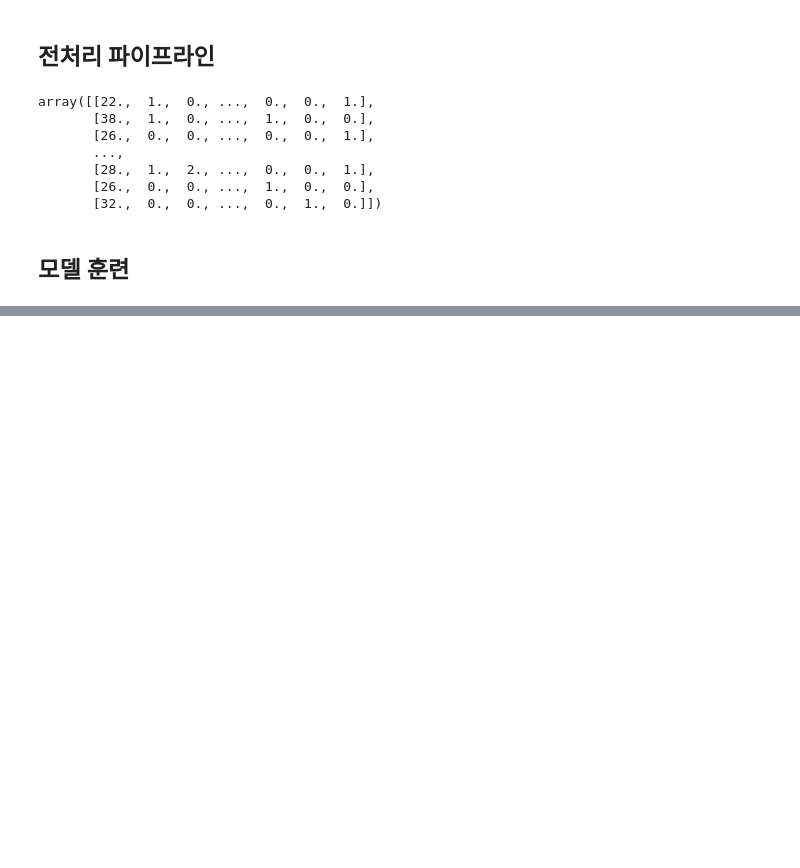
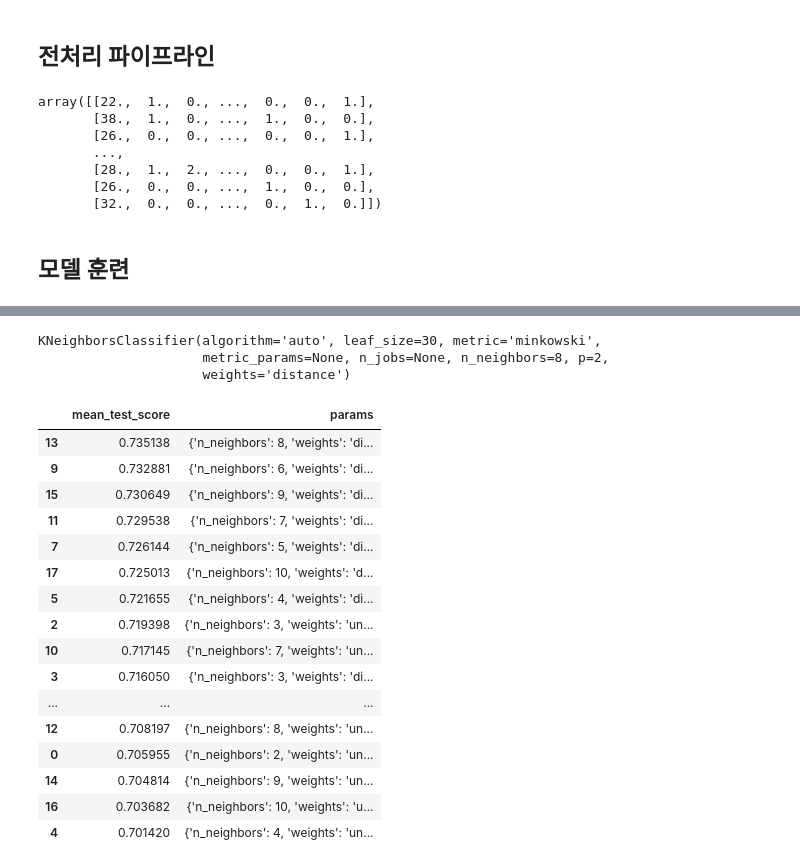
Before and after one commit to jsj267/Book-notes, a Jupyter notebook: Hands-on machine learning with scikit-learn 2nd/3장_연습문제3_타이타닉.ipynb, the cells around one changed output, grey strips where cells are left out. Saved outputs shown, nothing was run; the diff lists cells and outputs as text; code cells hidden in the pictures; blank space fills up the shorter version.

```diff
--- a/Hands-on machine learning with scikit-learn 2nd/3장_연습문제3_타이타닉.ipynb
+++ b/Hands-on machine learning with scikit-learn 2nd/3장_연습문제3_타이타닉.ipynb
@@ -245,0 +371,8 @@ array([0.79820628, 0.78923767, 0.79820628, 0.81531532])
+# %%
+knn_param_grid = [{
+    'weights':['uniform', 'distance'],
+    'n_neighbors':[2,3,4,5,6,7,8,9,10]
+}]
+
+knn_grid = GridSearchCV(knn_clf, knn_param_grid, cv=4, scoring="accuracy", return_train_score=True)
+knn_grid.fit(X_train_shuffled, y_train_shuffled)
@@ -245,0 +391,27 @@ array([0.79820628, 0.78923767, 0.79820628, 0.81531532])
+# %%
+knn_grid.best_estimator_
+# %% [output]
+KNeighborsClassifier(algorithm='auto', leaf_size=30, metric='minkowski',
+                     metric_params=None, n_jobs=None, n_neighbors=8, p=2,
+                     weights='distance')
+# %%
+knn_result = pd.DataFrame(knn_grid.cv_results_)
+knn_result[["mean_test_score", "params"]].sort_values(by="mean_test_score", ascending=False)
+# %% [output]
+|  | mean_test_score | params |
+| 13 | 0.735138 | {'n_neighbors': 8, 'weights': 'di... |
+| 9 | 0.732881 | {'n_neighbors': 6, 'weights': 'di... |
+| 15 | 0.730649 | {'n_neighbors': 9, 'weights': 'di... |
+| 11 | 0.729538 | {'n_neighbors': 7, 'weights': 'di... |
+| 7 | 0.726144 | {'n_neighbors': 5, 'weights': 'di... |
+| 17 | 0.725013 | {'n_neighbors': 10, 'weights': 'd... |
+| 5 | 0.721655 | {'n_neighbors': 4, 'weights': 'di... |
+| 2 | 0.719398 | {'n_neighbors': 3, 'weights': 'un... |
+| 10 | 0.717145 | {'n_neighbors': 7, 'weights': 'un... |
+| 3 | 0.716050 | {'n_neighbors': 3, 'weights': 'di... |
+| ... | ... | ... |
+| 12 | 0.708197 | {'n_neighbors': 8, 'weights': 'un... |
+| 0 | 0.705955 | {'n_neighbors': 2, 'weights': 'un... |
+| 14 | 0.704814 | {'n_neighbors': 9, 'weights': 'un... |
+| 16 | 0.703682 | {'n_neighbors': 10, 'weights': 'u... |
+| 4 | 0.701420 | {'n_neighbors': 4, 'weights': 'un... |
```
Also changed, not shown: parts of 27 cells of this notebook.
